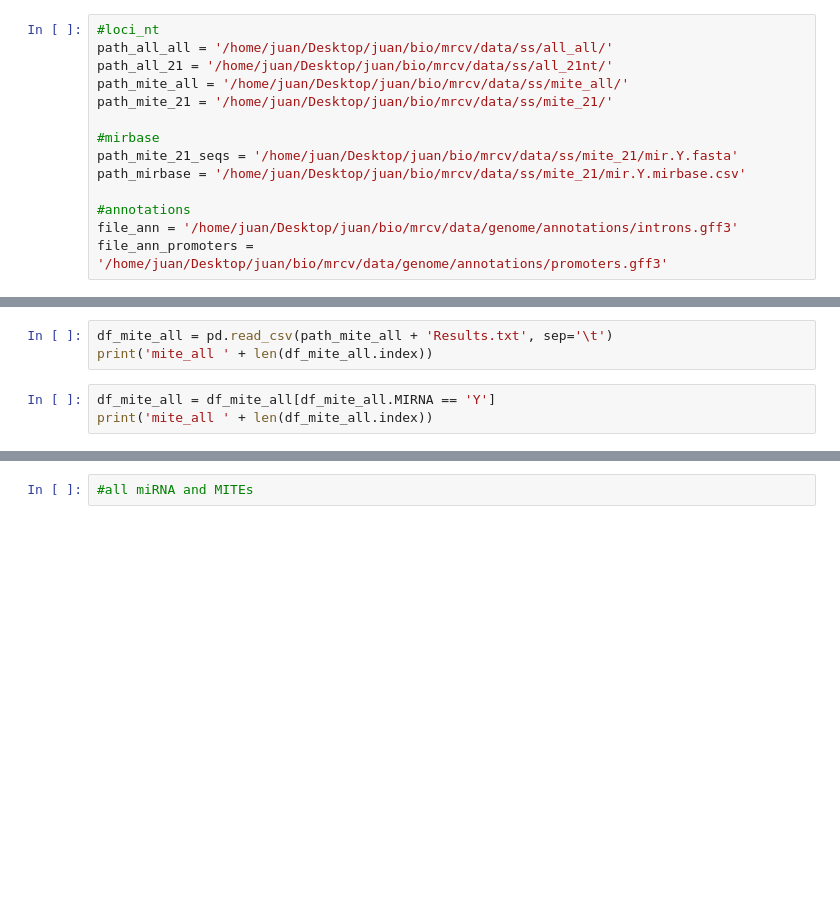
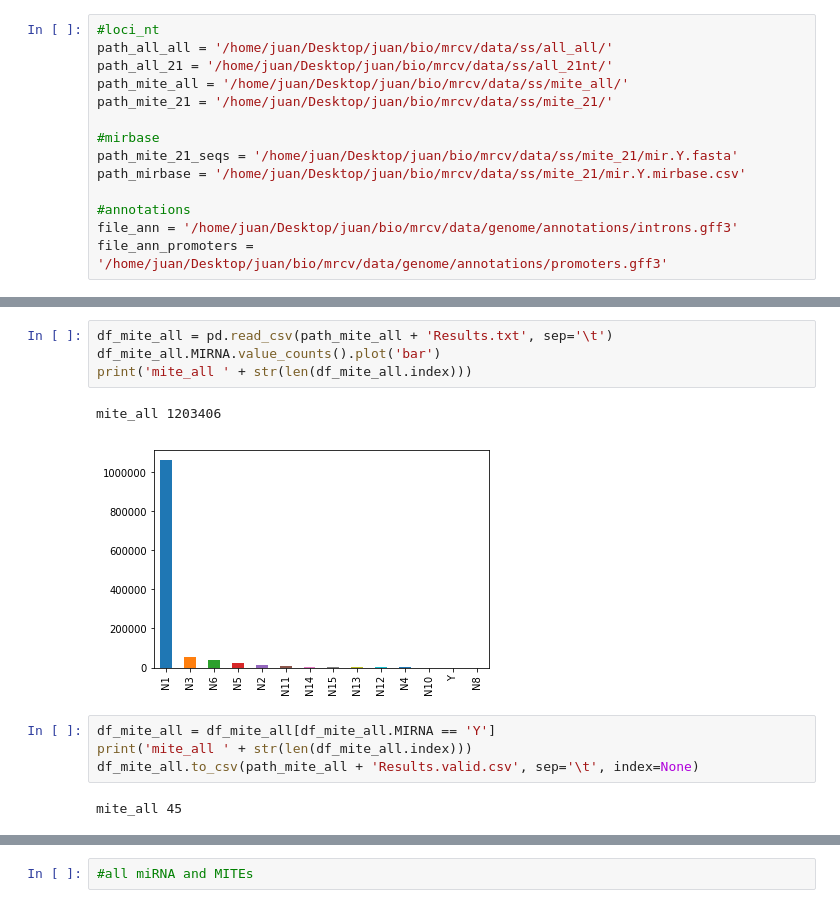
Before and after one commit to juancresc/mrcv, a Jupyter notebook: pipes/3/all.ipynb, the cells around one changed output, grey strips where cells are left out. Saved outputs shown, nothing was run; the diff lists cells and outputs as text; blank space fills up the shorter version.

```diff
--- a/pipes/3/all.ipynb
+++ b/pipes/3/all.ipynb
@@ -36,8 +63,15 @@ print('all_21 miRNA ' + len(df_all_21.index))
 # %%
 df_mite_all = pd.read_csv(path_mite_all + 'Results.txt', sep='\t')
-print('mite_all ' + len(df_mite_all.index))
+df_mite_all.MIRNA.value_counts().plot('bar')
+print('mite_all ' + str(len(df_mite_all.index)))
+# %% [output]
+mite_all 1203406
+[figure, added]
 # %%
 df_mite_all = df_mite_all[df_mite_all.MIRNA == 'Y']
-print('mite_all ' + len(df_mite_all.index))
+print('mite_all ' + str(len(df_mite_all.index)))
+df_mite_all.to_csv(path_mite_all + 'Results.valid.csv', sep='\t', index=None)
+# %% [output]
+mite_all 45
 # %%
 df_mite_21 = pd.read_csv(path_mite_21 + 'Results.txt', sep='\t')
```
Also changed, not shown: parts of 34 cells of this notebook.
